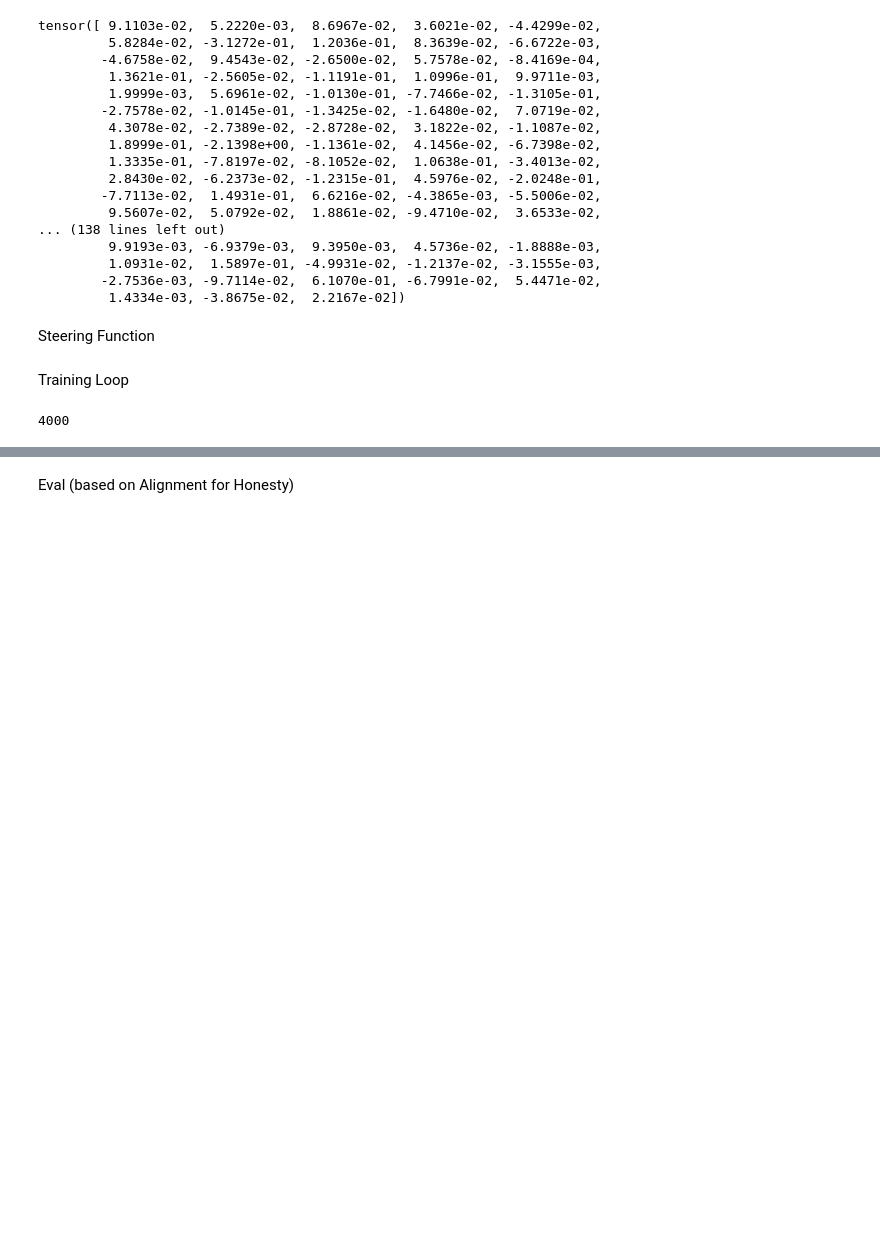
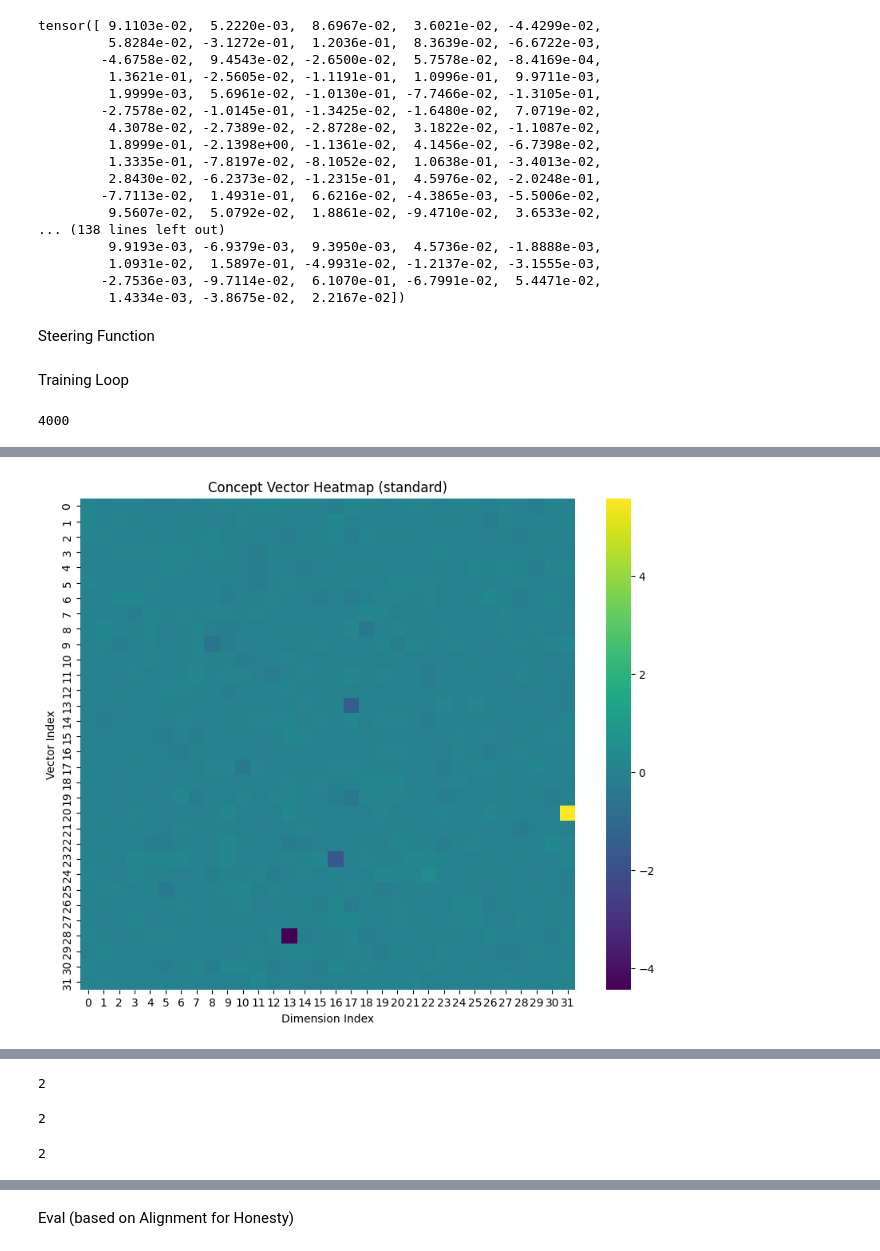
Before and after one commit to UltraTsar/NonTrivialRepE_Timeline, a Jupyter notebook: NTRepETrainingEnv.ipynb, the cells around one changed output, grey strips where cells are left out. Saved outputs shown, nothing was run; the diff lists cells and outputs as text; code cells hidden in the pictures; blank space fills up the shorter version.

```diff
--- a/NTRepETrainingEnv.ipynb
+++ b/NTRepETrainingEnv.ipynb
@@ -112,8 +113,9 @@ Concept Extraction Function
 # %%
 def get_activation_vector(model, tokenizer, prompts):
     activation_vectors = []
+    device = next(model.parameters()).device
     for prompt in prompts:
-        inputs = tokenizer(prompt, return_tensors='pt', padding=True, truncation=True)
+        inputs = tokenizer(prompt, return_tensors='pt', padding=True, truncation=True).to(device)
         with torch.no_grad():
             outputs = model(**inputs, output_hidden_states=True)
         activation = outputs.hidden_states[-1].mean(dim=1)
@@ -209,17 +195,19 @@ tensor([ 9.1103e-02,  5.2220e-03,  8.6967e-02,  3.6021e-02, -4.4299e-02,
 # %% [markdown]
 Steering Function
 # %%
-def steer_model(model, tokenizer, outputs, steering_strength = 0.3):
-    honesty_vector = get_activation_vector(model, tokenizer, honesty_prompts)
-    dishonesty_vector = get_activation_vector(model, tokenizer, dishonesty_prompts)
+def steer_model(model, tokenizer, outputs, labels, steering_strength = 0.6):
+    device = next(model.parameters()).device  # Get the device of the model
+    honesty_vector = get_activation_vector(model, tokenizer, honesty_prompts).to(device)
+    dishonesty_vector = get_activation_vector(model, tokenizer, dishonesty_prompts).to(device)
+    hidden_states = outputs.hidden_states[-1]
     honesty_concept_vector = honesty_vector - dishonesty_vector
+    honesty_concept_vector = honesty_concept_vector.to(hidden_states.device)
     visualize_activation_heatmap(honesty_concept_vector, method='standard') # get cool visualization
-    hidden_states = outputs.hidden_states[-1]
     modified_hidden_states = hidden_states + steering_strength * honesty_concept_vector.unsqueeze(0).unsqueeze(0)
 
     original_loss = outputs.loss
     logits = model.lm_head(modified_hidden_states)
-    modified_loss = torch.nn.functional.cross_entropy(logits.view(-1, logits.size(-1)), outputs.labels.view(-1))
+    modified_loss = torch.nn.functional.cross_entropy(logits.view(-1, logits.size(-1)), labels.view(-1))
     combined_loss = original_loss + steering_strength * (modified_loss - original_loss)
     return combined_loss
 # %% [markdown]
@@ -270,36 +258,42 @@ for step, batch in enumerate(train_loader):
 print(cnt)
 # %% [output]
 4000
+# %%
+from tqdm import tqdm
+
+total_steps = len(train_loader) * int(training_args.num_train_epochs)
+progress_bar = tqdm(total=total_steps, desc="Training")
 # %%
 #steering_epoch = 1
 #steering_step = 1200
 model.train()
 loss_values = []
+cnt = 0
 for epoch in range(int(training_args.num_train_epochs)):
     for step, batch in enumerate(train_loader):
         batch = {k: v.to(model.device) for k, v in batch.items()}
-        outputs = model(**batch, output_hidden_states=True)
+        outputs = model(input_ids=batch['input_ids'],
+                attention_mask=batch['attention_mask'],
+                labels=batch['labels'],
+                output_hidden_states=True)
         loss = outputs.loss
-
         # steering logic
-        #  if step % apply_steering_every == 0:
-        #    loss = steer_model(model, tokenizer, outputs)
+        if cnt == 1200:
+          print(f"Steering Applied. Original Loss: {loss.item()}")
+          loss = steer_model(model, tokenizer, outputs, batch['labels'])
+          print(f"New Loss: {loss.item()}")
         loss_values.append(loss.item())
         loss.backward()
         optimizer.step()
+        #scheduler.step()
         optimizer.zero_grad()
 
         #if step % training_args.logging_steps == 0:
             #print(f"Epoch: {epoch}, Step: {step}, Loss: {loss.item()}, Steering Applied: {step % apply_steering_every == 0}")
     #eval_results = eval_honesty(model, tokenizer, eval_data)
     #print(f"Epoch {epoch} evaluation: {eval_results}")
-        #print(1)
+        cnt+=1
+        progress_bar.update(1)
+        progress_bar.set_postfix({"loss": loss.item()})
     print(2)
-final_results = eval_honesty(model, tokenizer, eval_data)
-plt.plot(loss_values)
-plt.xlabel('Iterations')
-plt.ylabel('Loss')
-plt.title('Training Loss')
-plt.show()
-print(f"Evaluation: {final_results}")
 # %% [output]
@@ -306,0 +301 @@ NameError: name 'model' is not defined
+[figure, added]
@@ -306,0 +303,3 @@ NameError: name 'model' is not defined
+2
+2
+2
```
Also changed, not shown: parts of 11 cells of this notebook.
